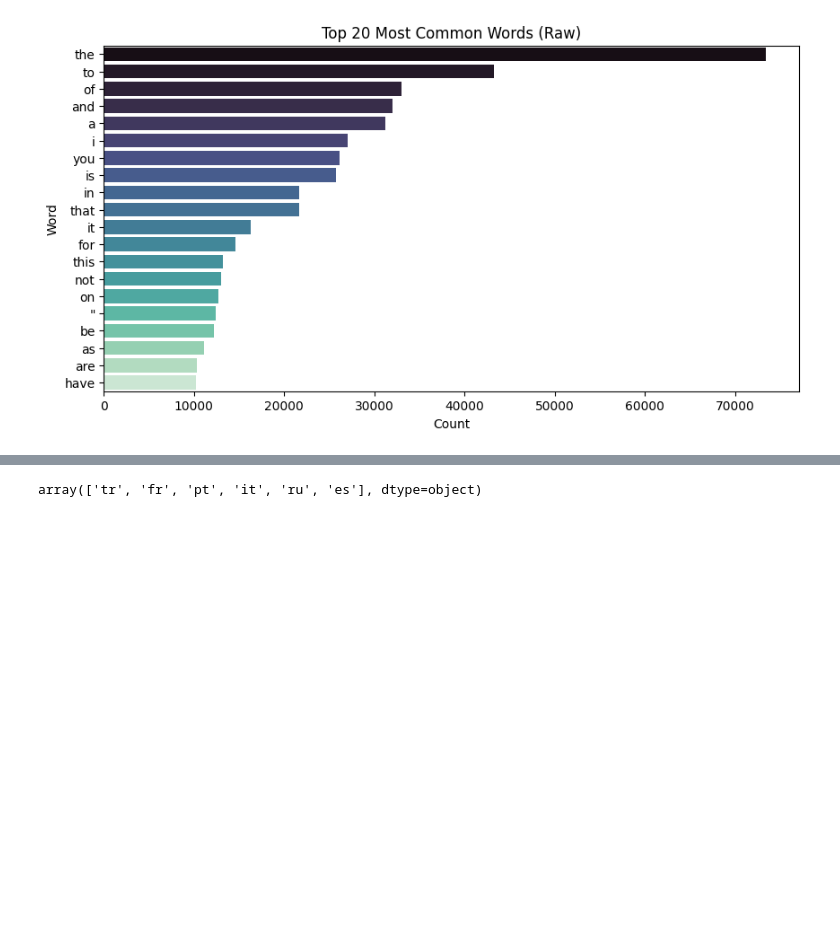
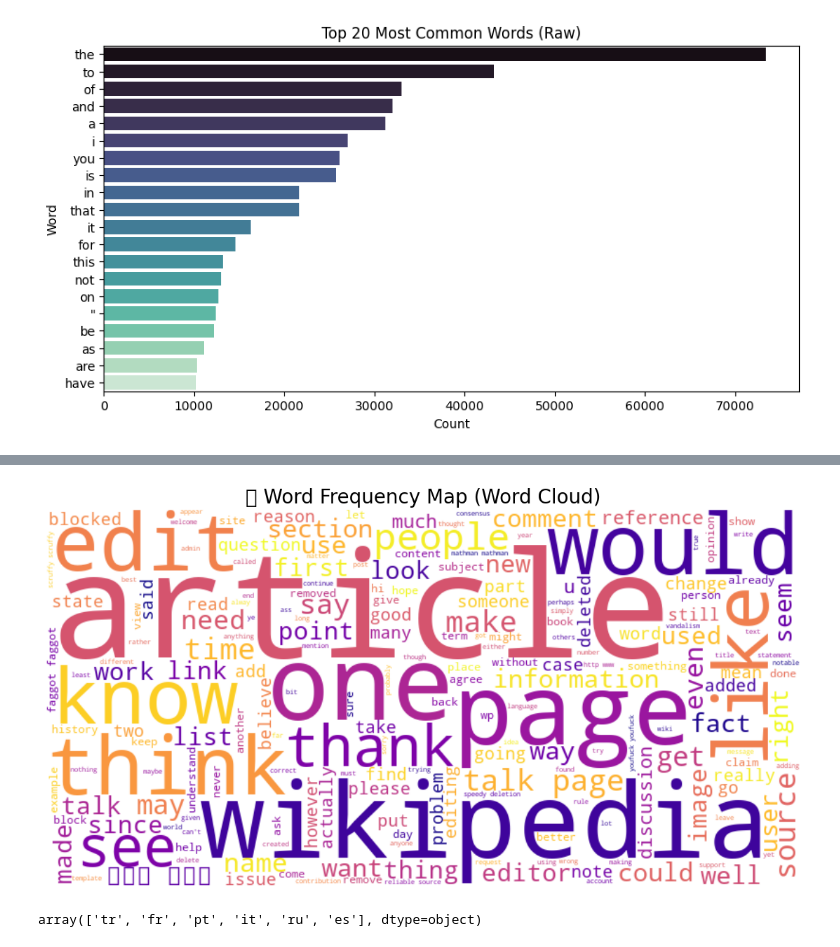
Before and after one commit to samratabduljalil/Offensive-Language-Classification, a Jupyter notebook: Task/model1_implementation.ipynb, the cells around one changed output, grey strips where cells are left out. Saved outputs shown, nothing was run; the diff lists cells and outputs as text; code cells hidden in the pictures; blank space fills up the shorter version.

Commit message:
word frequency map added

```diff
--- a/Task/model1_implementation.ipynb
+++ b/Task/model1_implementation.ipynb
@@ -101,3 +93,38 @@ Passing `palette` without assigning `hue` is deprecated and will be removed in v
+# %%
+from nltk.corpus import stopwords
+
+# Load multiple languages
+languages = ['english', 'french', 'german', 'spanish', 'portuguese', 'arabic', 'russian']
+multi_stop_words = set()
+for lang in languages:
+    try:
+        multi_stop_words.update(stopwords.words(lang))
+    except:
+        print(f"Stopwords not found for: {lang}")
+# %%
+from wordcloud import WordCloud
+
+# Combine all feedback_text into one string
+all_text = ' '.join(train['feedback_text'].astype(str)).lower()
+
+# Generate Word Cloud
+wordcloud = WordCloud(
+    width=800,
+    height=400,
+    background_color='white',
+    stopwords=multi_stop_words,
+    max_words=200,
+    colormap='plasma'
+).generate(all_text)
+
+# Plot Word Cloud
+plt.figure(figsize=(15, 7))
+plt.imshow(wordcloud, interpolation='bilinear')
+plt.axis("off")
+plt.title("🔤 Word Frequency Map (Word Cloud)", fontsize=20)
+plt.show()
+# %% [output]
+[figure, added]
 # %%
 test['lang'].unique()
 # %% [output]
```
Also changed, not shown: parts of 1 cell of this notebook.
